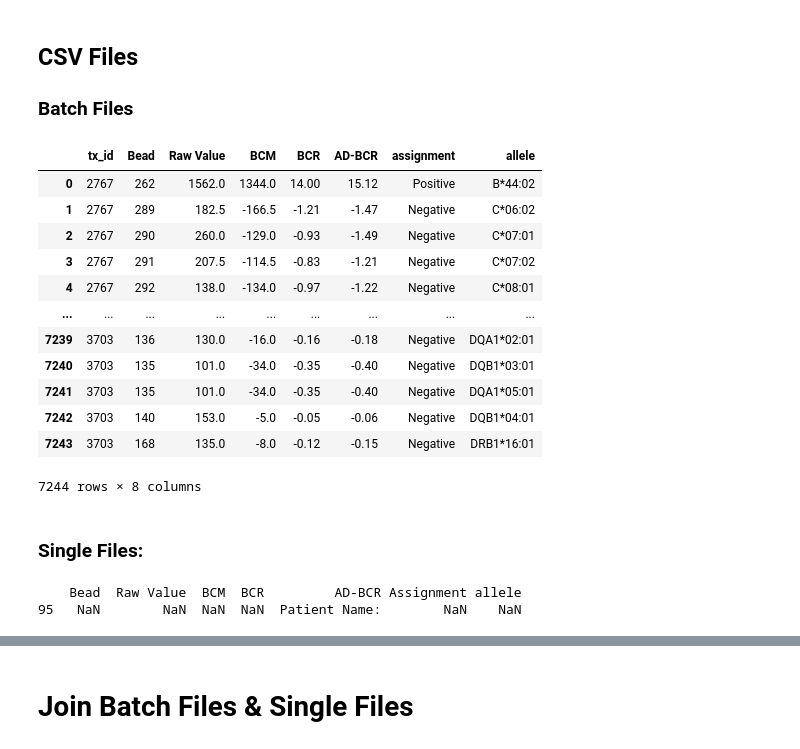
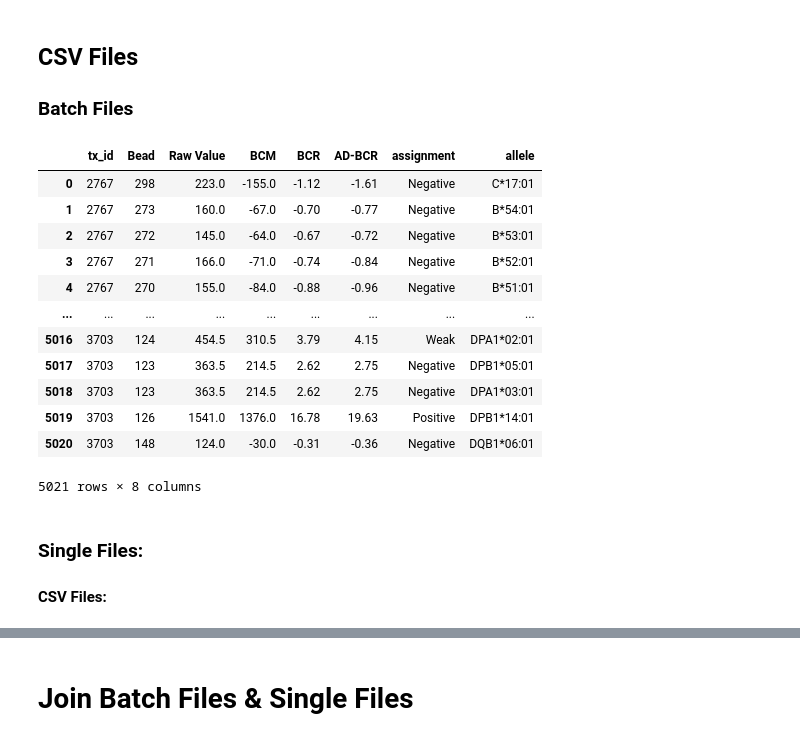
Before and after one commit to umcu-stride/desa_paper, a Jupyter notebook: Notebooks/Luven Data/lsa_data_preparation.ipynb, the cells around one changed output, grey strips where cells are left out. Drawn from its saved outputs; the diff is of its cells as text; code cells hidden in the pictures.

```diff
--- a/Notebooks/Luven Data/lsa_data_preparation.ipynb
+++ b/Notebooks/Luven Data/lsa_data_preparation.ipynb
@@ -31,71 +31,55 @@ There are two files wit postTx name
 
 ### Batch Files
 # %%
-
-
 multi = [
     'LSA1 2801-3188.csv', 'LSA2 2974-3188.csv', 'LSA1-2860,72 2963 3003,06,75 3104.csv',
     'LSA1-170131-IWT1.csv', 'LSA1-170214-IWT2.csv', 'LSA1-170221-IWT.csv', 'LSA1-170509-IWT6.csv',
 ]
 
 single = ['LSA2-3703.csv', '3179.csv', 'LSA1 2767.csv', 'LSA1-2817.csv', 'LSA2-3703.csv', '3288.csv', '2797 LSA2.csv']
 paths = ['~/UMCUtrecht/Leuven/Original/lsa_per_multi_tx/' + file for file in multi] + \
         ['~/UMCUtrecht/Leuven/Original/lsa_per_tx/' + file for file in single]
 
 
 cols = [
     'sample ID', 'patient Name', 'patient DOB', 'hla Type', 'draw Dt', 'donor Number',
     'donor Center Number', 'bead', 'allele', 'raw Value', 'BCM', 'BCR', 'AD-BCR',
     'assignment', 'Probe 77', 'CON1', 'CON2', 'CON3'
 ]
 
 dfs = [pd.read_csv(path, names=cols, header=0).set_index('sample ID') for path in paths]
 df_batch = (
     pd.concat(dfs)
+    .drop_duplicates()
     .reset_index()
     .rename(columns={'bead': 'Bead', 'raw Value': 'Raw Value', 'sample ID': 'tx_id'})
     .pipe(clean_index2int, 'tx_id')
     .pipe(select_cols, 'tx_id', 'Bead', 'Raw Value', 'BCM', 'BCR', 'AD-BCR', 'assignment', 'allele')
     .pipe(strip_column, 'assignment')
     .sort_values(by='tx_id', ascending=True).reset_index(drop=True)
-    # .drop_duplicates()
 )
 
 df_batch.to_csv('/Users/Danial/UMCUtrecht/Leuven/Processed/batch_lsa.csv')
 
 df_batch
 # %% [output]
 |  | tx_id | Bead | Raw Value | BCM | BCR | AD-BCR | assignment | allele |
-| 0 | 2767 | 262 | 1562.0 | 1344.0 | 14.00 | 15.12 | Positive | B*44:02 |
-| 1 | 2767 | 289 | 182.5 | -166.5 | -1.21 | -1.47 | Negative | C*06:02 |
-| 2 | 2767 | 290 | 260.0 | -129.0 | -0.93 | -1.49 | Negative | C*07:01 |
-| 3 | 2767 | 291 | 207.5 | -114.5 | -0.83 | -1.21 | Negative | C*07:02 |
-| 4 | 2767 | 292 | 138.0 | -134.0 | -0.97 | -1.22 | Negative | C*08:01 |
+| 0 | 2767 | 298 | 223.0 | -155.0 | -1.12 | -1.61 | Negative | C*17:01 |
+| 1 | 2767 | 273 | 160.0 | -67.0 | -0.70 | -0.77 | Negative | B*54:01 |
+| 2 | 2767 | 272 | 145.0 | -64.0 | -0.67 | -0.72 | Negative | B*53:01 |
+| 3 | 2767 | 271 | 166.0 | -71.0 | -0.74 | -0.84 | Negative | B*52:01 |
+| 4 | 2767 | 270 | 155.0 | -84.0 | -0.88 | -0.96 | Negative | B*51:01 |
 | ... | ... | ... | ... | ... | ... | ... | ... | ... |
-| 7239 | 3703 | 136 | 130.0 | -16.0 | -0.16 | -0.18 | Negative | DQA1*02:01 |
-| 7240 | 3703 | 135 | 101.0 | -34.0 | -0.35 | -0.40 | Negative | DQB1*03:01 |
-| 7241 | 3703 | 135 | 101.0 | -34.0 | -0.35 | -0.40 | Negative | DQA1*05:01 |
-| 7242 | 3703 | 140 | 153.0 | -5.0 | -0.05 | -0.06 | Negative | DQB1*04:01 |
-| 7243 | 3703 | 168 | 135.0 | -8.0 | -0.12 | -0.15 | Negative | DRB1*16:01 |
+| 5016 | 3703 | 124 | 454.5 | 310.5 | 3.79 | 4.15 | Weak | DPA1*02:01 |
+| 5017 | 3703 | 123 | 363.5 | 214.5 | 2.62 | 2.75 | Negative | DPB1*05:01 |
+| 5018 | 3703 | 123 | 363.5 | 214.5 | 2.62 | 2.75 | Negative | DPA1*03:01 |
+| 5019 | 3703 | 126 | 1541.0 | 1376.0 | 16.78 | 19.63 | Positive | DPB1*14:01 |
+| 5020 | 3703 | 148 | 124.0 | -30.0 | -0.31 | -0.36 | Negative | DQB1*06:01 |
-7244 rows × 8 columns
+5021 rows × 8 columns
 # %% [markdown]
 ### Single Files:
+
+#### CSV Files:
-# %%
-
-# df_single_csv[df_single_csv.tx_id == 3463]
-d = (
-    merge_lsa(*idvspath_csv[3456])
-    .pipe(summerize2allel)
-    .dropna(how='all', axis=0)
-    .pipe(erratic_missing_values, 'Assignment')
-    .pipe(add_id, 3463)
-    # .pipe(strip_column, 'Assignment')
-)
-
-# df.Assignment.isna().sum()
-# %% [output]
-    Bead  Raw Value  BCM  BCR         AD-BCR Assignment allele
-95   NaN        NaN  NaN  NaN  Patient Name:        NaN    NaN
 # %%
 df_single_csv = (
     aggregate_lsa_per_patients(idvspath_csv)
```
Also changed, not shown: parts of 22 cells of this notebook, 20 other files.
